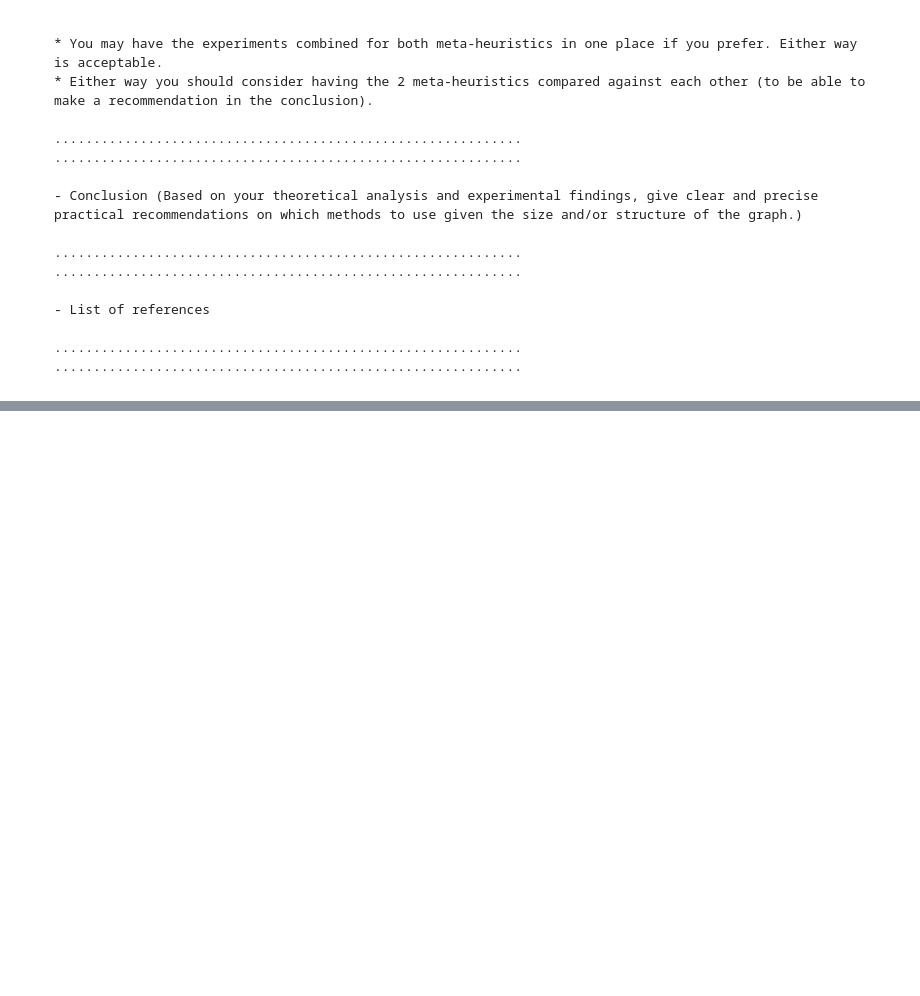
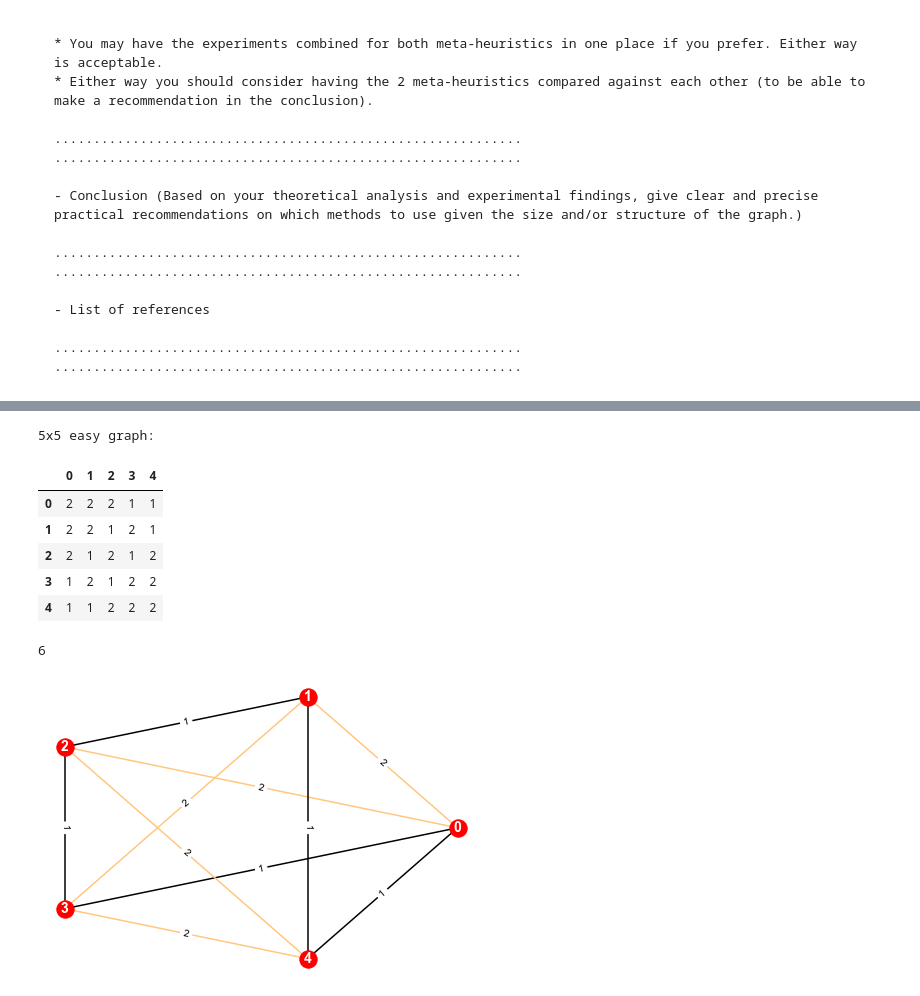
Before and after one commit to rm-green/GeneticAlgorithm, a Jupyter notebook: group9-portfolio.ipynb, the cells around one changed output, grey strips where cells are left out. Drawn from its saved outputs; the diff is of its cells as text; code cells hidden in the pictures; blank space fills up the shorter version.

```diff
--- a/group9-portfolio.ipynb
+++ b/group9-portfolio.ipynb
@@ -253,0 +269,50 @@ Ditto for Meta-heuristic 2
+# %%
+def twooptswap(G, i, j):
+    '''Swap two vertices with each other and return new order as list'''
+    route = G.vertices.copy()
+
+    first = route[0:i] #get first part of cycle, before i
+    mid = route[i:j] #get middle part of cycle
+    rev = mid[::-1] #reverse middle part of cycle
+    final = route[j:] #get final part of cycle
+
+    #append middle (reversed) + final to first list to construct new cycle
+    first.extend(rev)
+    first.extend(final)
+
+    #return new cycle
+    return first
+
+def twoopt(G):
+    '''Keep swapping vertices until nodes exhausted or a shorter cycle is found'''
+    shortest_cycle = G.vertices.copy() #store initial cycle
+    shortest_distance = cost(G, shortest_cycle) #store distance of start cycle
+
+    for i in range(len(shortest_cycle)): #for each vertex
+        for j in range(len(shortest_cycle)): #for each vertex again
+            if j <= i: #skip current (cannot swap with self) and previous vertices (already considered)
+                continue
+
+            cycle = twooptswap(G, i, j) #swap two nodes
+            distance = cost(G, cycle) #calculate cost of new cycle
+
+            #return new cycle/distance if shorter than previous
+            if shortest_distance > distance:
+                shortest_cycle = cycle
+                shortest_distance = distance
+                return shortest_cycle
+
+G = Graph(5,'easy')
+show(G)
+draw(G)
+cost(G, G.vertices.copy())
+# %% [output]
+5x5 easy graph:
+|  | 0 | 1 | 2 | 3 | 4 |
+| 0 | 2 | 2 | 2 | 1 | 1 |
+| 1 | 2 | 2 | 1 | 2 | 1 |
+| 2 | 2 | 1 | 2 | 1 | 2 |
+| 3 | 1 | 2 | 1 | 2 | 2 |
+| 4 | 1 | 1 | 2 | 2 | 2 |
+6
+[figure, added]
```
Also changed, not shown: parts of 3 cells of this notebook.
